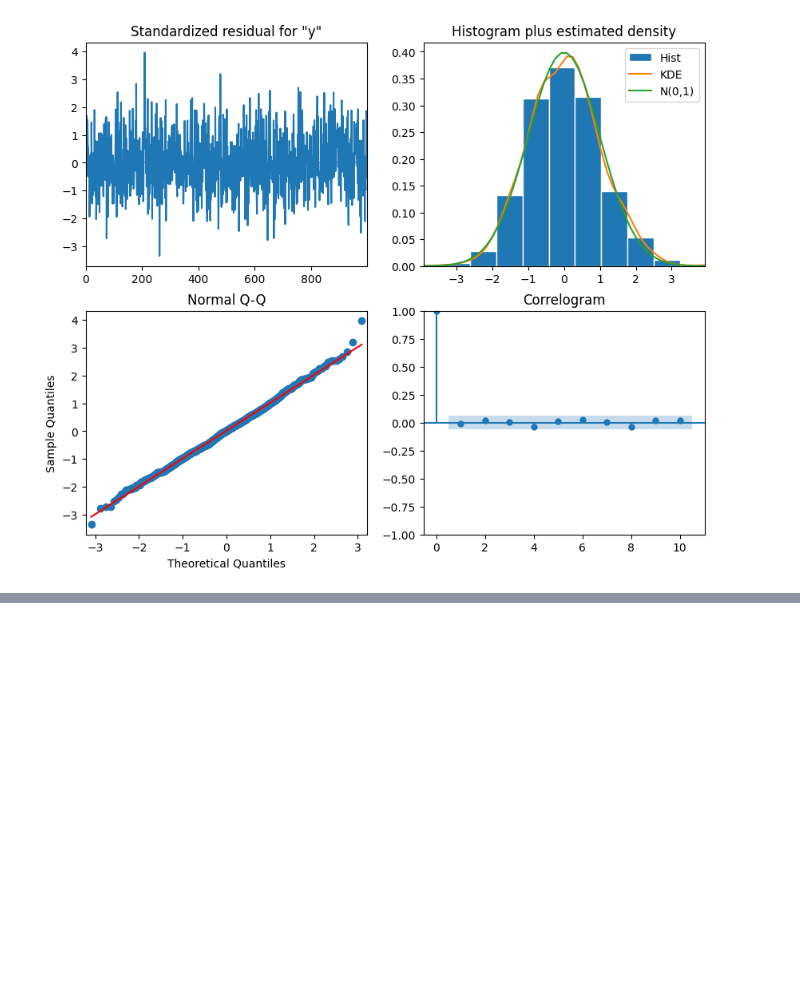
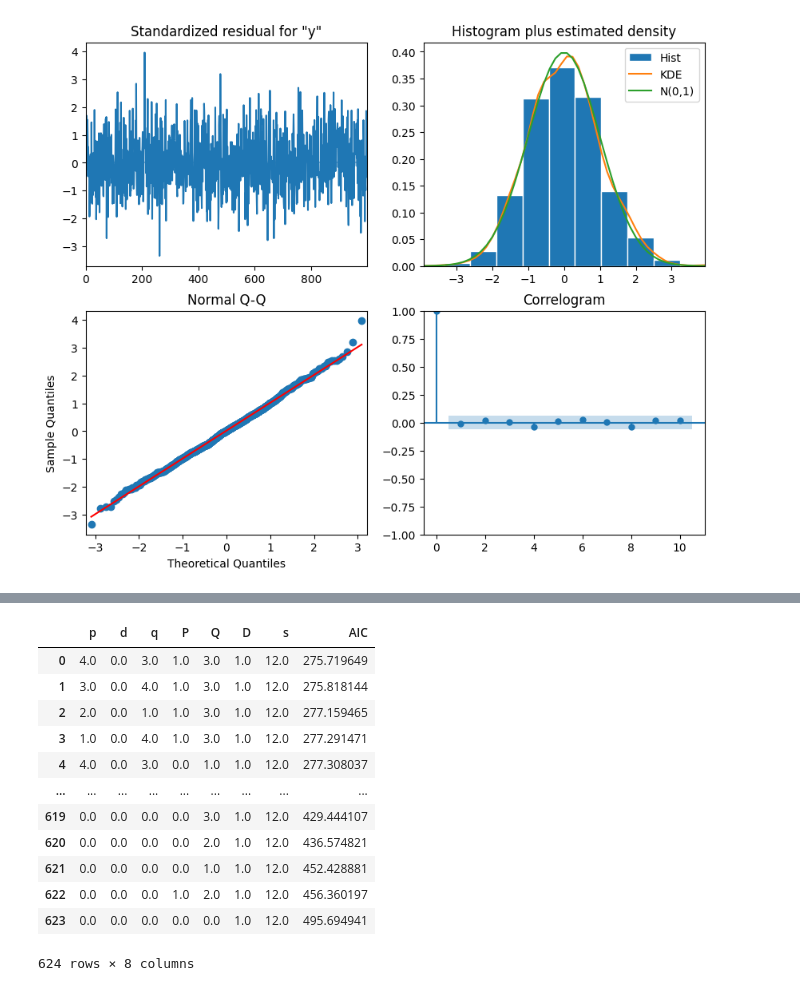
Before and after one commit to nbala2k2/Timeseries-Forecasting-, a Jupyter notebook: timeseries_forecasting book.ipynb, the cells around one changed output, grey strips where cells are left out. Cells and saved outputs as stored; diff of their text form; code cells hidden in the pictures; blank space fills up the shorter version.

```diff
--- a/timeseries_forecasting book.ipynb
+++ b/timeseries_forecasting book.ipynb
@@ -393,0 +466,16 @@ model.plot_diagnostics(figsize=(10,8))
+# %%
+optimize_SARIMA(train,max_p=4,max_q=4,max_P=4,max_Q=4,d=0,D=1,s=12)
+# %% [output]
+|  | p | d | q | P | Q | D | s | AIC |
+| 0 | 4.0 | 0.0 | 3.0 | 1.0 | 3.0 | 1.0 | 12.0 | 275.719649 |
+| 1 | 3.0 | 0.0 | 4.0 | 1.0 | 3.0 | 1.0 | 12.0 | 275.818144 |
+| 2 | 2.0 | 0.0 | 1.0 | 1.0 | 3.0 | 1.0 | 12.0 | 277.159465 |
+| 3 | 1.0 | 0.0 | 4.0 | 1.0 | 3.0 | 1.0 | 12.0 | 277.291471 |
+| 4 | 4.0 | 0.0 | 3.0 | 0.0 | 1.0 | 1.0 | 12.0 | 277.308037 |
+| ... | ... | ... | ... | ... | ... | ... | ... | ... |
+| 619 | 0.0 | 0.0 | 0.0 | 0.0 | 3.0 | 1.0 | 12.0 | 429.444107 |
+| 620 | 0.0 | 0.0 | 0.0 | 0.0 | 2.0 | 1.0 | 12.0 | 436.574821 |
+| 621 | 0.0 | 0.0 | 0.0 | 0.0 | 1.0 | 1.0 | 12.0 | 452.428881 |
+| 622 | 0.0 | 0.0 | 0.0 | 1.0 | 2.0 | 1.0 | 12.0 | 456.360197 |
+| 623 | 0.0 | 0.0 | 0.0 | 0.0 | 0.0 | 1.0 | 12.0 | 495.694941 |
+624 rows × 8 columns
```
Also changed, not shown: parts of 13 cells of this notebook.
